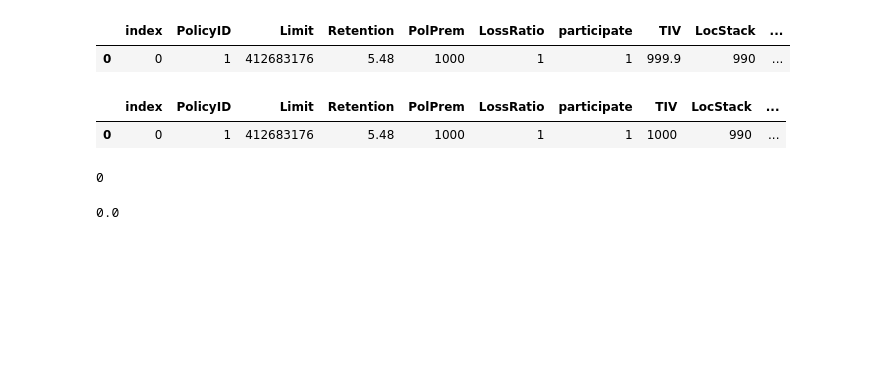
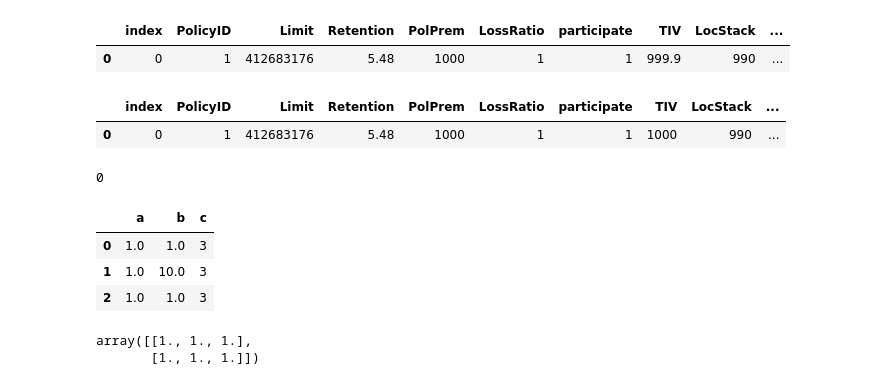
Before and after one commit to hoeun-sim-gc/migrate-repo-test, a Jupyter notebook: pat_dev_sql.ipynb, the cells around one changed output. Saved outputs shown, nothing was run; the diff lists cells and outputs as text; code cells hidden in the pictures; blank space fills up the shorter version.

```diff
--- a/pat_dev_sql.ipynb
+++ b/pat_dev_sql.ipynb
@@ -189,7 +189,19 @@ df
 np.searchsorted(psold.aoi_split[1:-1], 10, side='left')
 # %% [output]
 0
-# %%
-psold.aoi_split[-1] - 1e10
-# %% [output]
-0.0
+# %%
+df = pd.DataFrame(np.ones((3,2)), columns=['a','b'])
+df.iloc[1,1] =np.nan
+df.fillna(value=10, inplace=True)
+df['c'] = 3
+df
+# %% [output]
+|  | a | b | c |
+| 0 | 1.0 | 1.0 | 3 |
+| 1 | 1.0 | 10.0 | 3 |
+| 2 | 1.0 | 1.0 | 3 |
+# %%
+np.ones((2,3))
+# %% [output]
+array([[1., 1., 1.],
+       [1., 1., 1.]])
```
Also changed, not shown: 2 other files.
